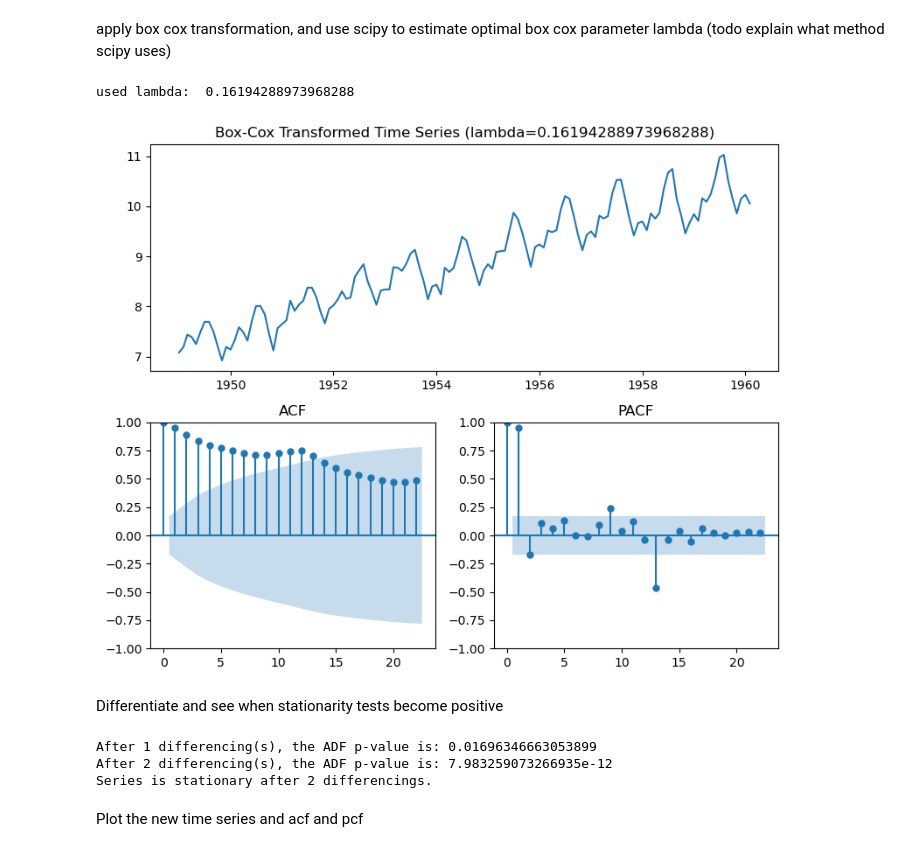
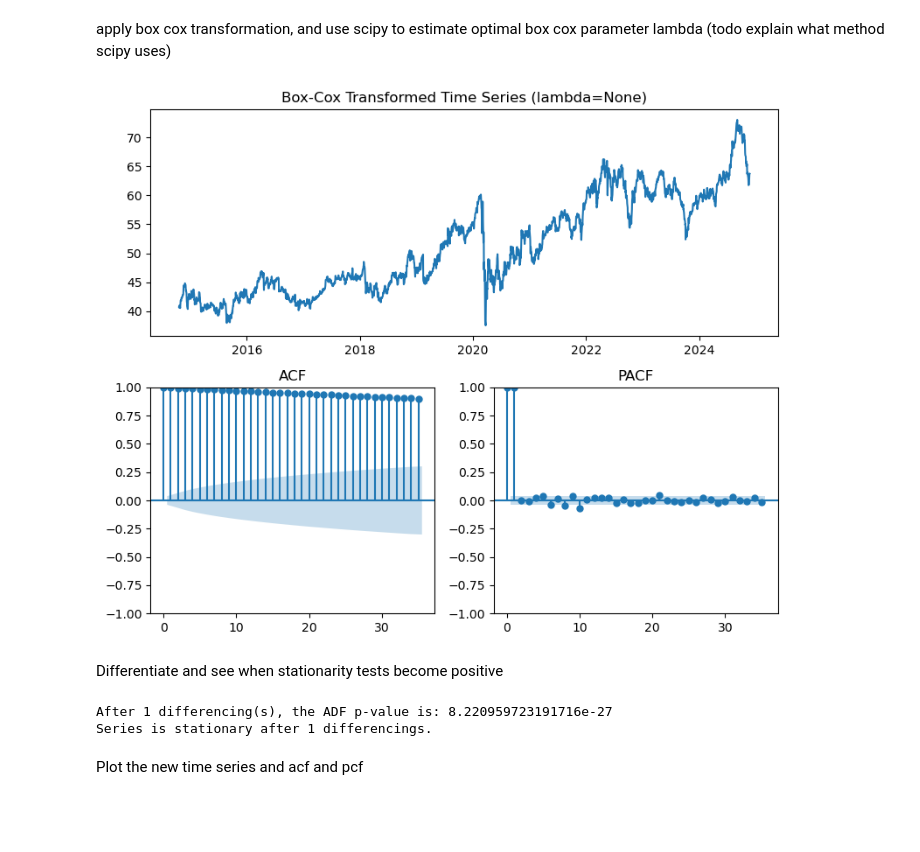
Before and after one commit to daniel-strauss/econometria, a Jupyter notebook: project_final.ipynb, the cells around one changed output. Cells and saved outputs as stored; diff of their text form; code cells hidden in the pictures; blank space fills up the shorter version.

```diff
--- a/project_final.ipynb
+++ b/project_final.ipynb
@@ -9,7 +9,6 @@ import numpy as np
 
 test_with_artificial = False
 
-num_predict_period = 10
 
 def artificial_arima(p=np.array([]), d=0, q = np.array([]), f=lambda x:x, n = 100, m = 0):
     # generate synthetic data in order to validate our method for real data
@@ -32,31 +31,43 @@ def artificial_arima(p=np.array([]), d=0, q = np.array([]), f=lambda x:x, n = 10
 
 
 if test_with_artificial:
-    n = 1000
+    n = 100
     points = artificial_arima(
         p = np.array([.5, .6]),#np.array([0,0.1,0.2]),
         q = np.array([.3]),#np.array([0,0.1]),
-        d = 1,
-        f = lambda x:1.5**x,
+        d = 2,
+        f = lambda x:1.01**x,
         n = n,
         m = 0
     )
-    dates = pd.date_range(start='1800-01-01', periods=n, freq='MS')
+    dates = pd.date_range(start='1800-01-01', periods=n, freq=freq)
 
     # Create DataFrame with datetime index
     time_series_df = pd.DataFrame({'points': 1.7**points}, index=dates)
 else:
     # Load the CSV file
-    time_series_df = pd.read_csv('AirPassengers.csv',
-                            parse_dates=[0],  # Parse first column as dates
-                            index_col=0)  # Set first column as index
-    time_series_df['points'] = time_series_df.iloc[:, 0].replace(',', '', regex=True).astype(float)
+    #time_series_df = pd.read_csv('data/csv_s33-bruttoinlandsprodukt.csv',
+    #                             parse_dates=[0],  # Parse first column as dates
+    #                             index_col=0)  # Set first column as index
+    '''
+    time_series_df = pd.read_csv('data/csv_s33-bruttoinlandsprodukt.csv', delimiter=';', decimal='.', parse_dates=[0], index_col = 0)
+    time_series_df.index = pd.to_datetime(time_series_df.index, format='%Y', errors='coerce')
 
-time_series_df = time_series_df.asfreq('MS')
-# split into training and test data
-original_forecast_df = time_series_df[-num_predict_period:]
-time_series_df = time_series_df[:-num_predict_period]
+    freq = 'YE'
+    time_series_df['points'] = time_series_df[' \"in Mrd \"']
+    time_series_df['points'] = time_series_df['points'].astype(float)
+    #time_series_df['points'] = time_series_df[' \"in Mrd. \"'].iloc[:, 0].replace(',', '', regex=True).astype(float
+    '''
+    time_series_df = pd.read_csv('data/Coca-Cola_Stock_Price_History.csv', parse_dates=[0], index_col = 0)
 
+    time_series_df['points'] = time_series_df["Price"].astype(float)
+    time_series_df = time_series_df.reindex(pd.bdate_range(start=time_series_df.index.min(), end=time_series_df.index.max()))
+    time_series_df['points'] = time_series_df['points'].interpolate()
+    freq = 'D'
+    #time_series_df['points'] = time_series_df[' \"in Mrd. \"'].iloc[:, 0].replace(',', '', regex=True).astype(float
+    #time_series_df = time_series_df.dropna(how='any')
+#time_series_df = time_series_df.asfreq(freq)
+print(time_series_df)
 def plot_series(series, series_title, alpha = 0.05):
     """
     Plots the time series, ACF, and PACF with custom titles in a 2-column layout.
@@ -141,25 +166,24 @@ p value > 0.05 => we can not conclude stationarity
 apply box cox transformation, and use scipy to estimate optimal box cox parameter lambda (todo explain what method scipy uses)
 # %%
 from scipy import stats
-use_trafo = True
+use_trafo = False
 if use_trafo:
     # Apply Box-Cox transformation and estimate lambda
     lmbda = None
     if lmbda is None:
         transformed_prices, lmbda = stats.boxcox(time_series_df["points"])
     else:
         transformed_prices = stats.boxcox(time_series_df["points"], lmbda =lmbda)
 
     # Store the transformed values back into the DataFrame
     time_series_df['T_points'] = transformed_prices
     print("used lambda: ", lmbda)
 else:
     lmbda = None
     time_series_df['T_points'] = time_series_df['points']
 plot_series(time_series_df['T_points'], f"Box-Cox Transformed Time Series (lambda={lmbda})")
 # %% [output]
-used lambda:  0.16194288973968288
-[figure, old version]
+[figure, new version]
 # %% [markdown]
 Differentiate and see when stationarity tests become positive
 # %%
@@ -195,9 +219,8 @@ if get_adf_p_value(current_series) < alpha:
 else:
     print("Max differencings reached without achieving stationarity.")
 # %% [output]
-After 1 differencing(s), the ADF p-value is: 0.01696346663053899
-After 2 differencing(s), the ADF p-value is: 7.983259073266935e-12
-Series is stationary after 2 differencings.
+After 1 differencing(s), the ADF p-value is: 8.220959723191716e-27
+Series is stationary after 1 differencings.
 # %% [markdown]
 Plot the new time series and acf and pcf
 # %%
```
Also changed, not shown: parts of 15 cells of this notebook, 16 other files.
